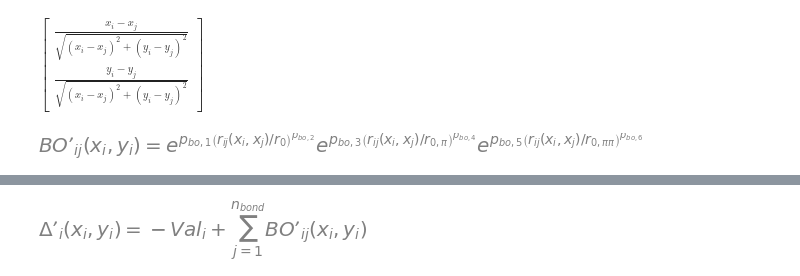
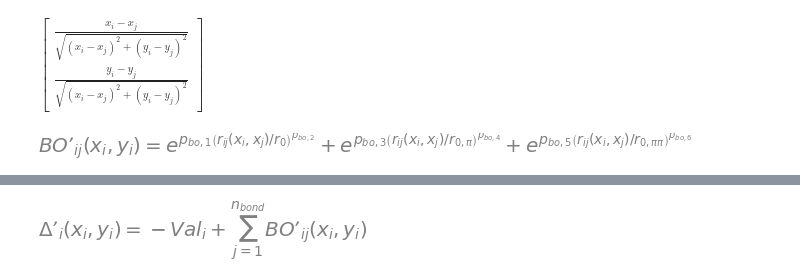
Before and after one commit to JakobBruenker/vulkan-molecules, a Jupyter notebook: math/ReaxFF.ipynb, the cells around one changed output, grey strips where cells are left out. Cells and saved outputs as stored; diff of their text form; code cells hidden in the pictures.

```diff
--- a/math/ReaxFF.ipynb
+++ b/math/ReaxFF.ipynb
@@ -75,13 +75,13 @@ diff(r(i, j), i).simplify()
 # %% [output]
 $\displaystyle \left[\begin{matrix}\frac{x_{i} - x_{j}}{\sqrt{\left(x_{i} - x_{j}\right)^{2} + \left(y_{i} - y_{j}\right)^{2}}}\\\frac{y_{i} - y_{j}}{\sqrt{\left(x_{i} - x_{j}\right)^{2} + \left(y_{i} - y_{j}\right)^{2}}}\end{matrix}\right]$
 # %%
-BOʼ = lambda r_ij: exp(p_bo1 * (r_ij/r0)**p_bo2) *\
-                   exp(p_bo3 * (r_ij/r0pi)**p_bo4) *\
+BOʼ = lambda r_ij: exp(p_bo1 * (r_ij/r0)**p_bo2) +\
+                   exp(p_bo3 * (r_ij/r0pi)**p_bo4) +\
                    exp(p_bo5 * (r_ij/r0pipi)**p_bo6)
 BOʼij = Function('BOʼ_ij')
 Eq(BOʼij(x_i, y_i), BOʼ(r_ij(x_i, x_j)))
 # %% [output]
-[figure, old version]
+[figure, new version]
 # %%
 diff(BOʼ(r_ij(x_i, y_i)), i).simplify()
 # %% [output]
```
Also changed, not shown: parts of 2 cells of this notebook, 2 other files.
